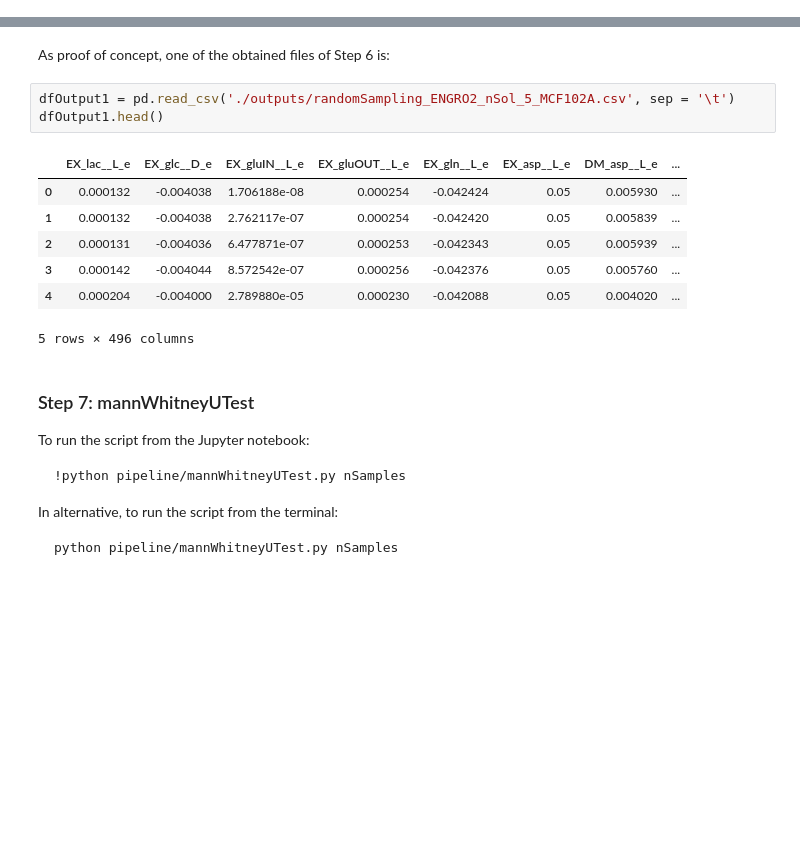
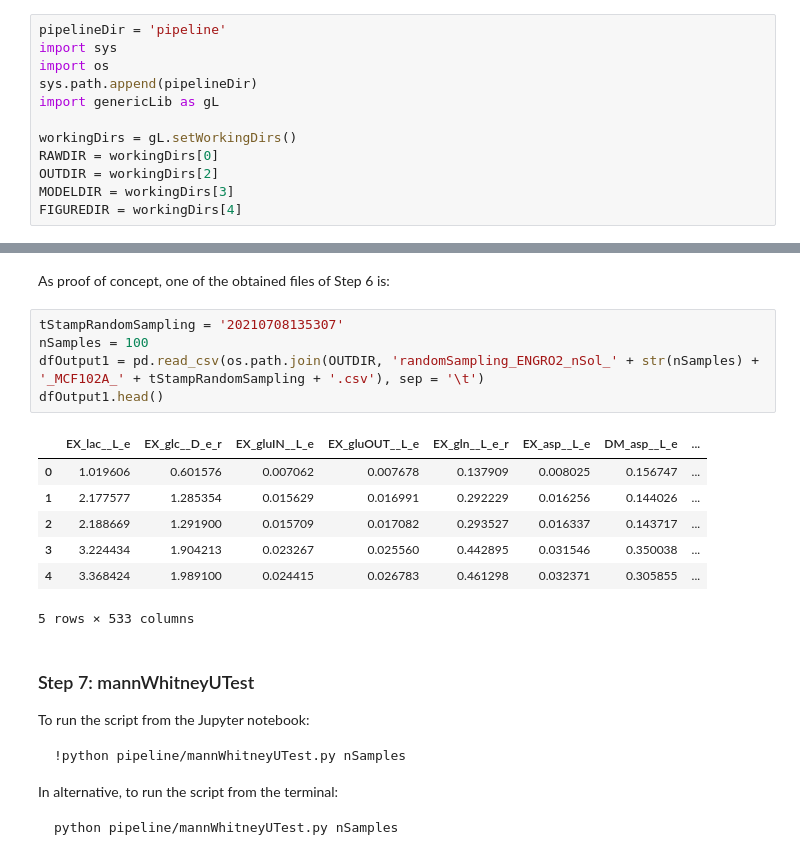
Before and after one commit to qLSLab/integrate, a Jupyter notebook: tutorial_integrate.ipynb, the cells around one changed output, grey strips where cells are left out. Cells and saved outputs as stored; diff of their text form; blank space fills up the shorter version.

````diff
--- a/tutorial_integrate.ipynb
+++ b/tutorial_integrate.ipynb
@@ -15,6 +15,18 @@ In alternative, to run the script from the terminal:
 ```python
 python pipeline/getGPRsFromModel.py
 ```
+# %%
+pipelineDir = 'pipeline'
+import sys
+import os
+sys.path.append(pipelineDir)
+import genericLib as gL
+
+workingDirs = gL.setWorkingDirs()
+RAWDIR = workingDirs[0]
+OUTDIR = workingDirs[2]
+MODELDIR = workingDirs[3]
+FIGUREDIR = workingDirs[4]
 # %%
 !python pipeline/getGPRsFromModel.py
 # %% [output]
@@ -186,16 +210,18 @@ Reading time = 0.00 seconds
 # %% [markdown]
 As proof of concept, one of the obtained files of Step 6 is:
 # %%
-dfOutput1 = pd.read_csv('./outputs/randomSampling_ENGRO2_nSol_5_MCF102A.csv', sep = '\t')
+tStampRandomSampling = '20210708135307'
+nSamples = 100
+dfOutput1 = pd.read_csv(os.path.join(OUTDIR, 'randomSampling_ENGRO2_nSol_' + str(nSamples) + '_MCF102A_' + tStampRandomSampling + '.csv'), sep = '\t')
 dfOutput1.head()
 # %% [output]
-|  | EX_lac__L_e | EX_glc__D_e | EX_gluIN__L_e | EX_gluOUT__L_e | EX_gln__L_e | EX_asp__L_e | DM_asp__L_e | ... |
-| 0 | 0.000132 | -0.004038 | 1.706188e-08 | 0.000254 | -0.042424 | 0.05 | 0.005930 | ... |
-| 1 | 0.000132 | -0.004038 | 2.762117e-07 | 0.000254 | -0.042420 | 0.05 | 0.005839 | ... |
-| 2 | 0.000131 | -0.004036 | 6.477871e-07 | 0.000253 | -0.042343 | 0.05 | 0.005939 | ... |
-| 3 | 0.000142 | -0.004044 | 8.572542e-07 | 0.000256 | -0.042376 | 0.05 | 0.005760 | ... |
-| 4 | 0.000204 | -0.004000 | 2.789880e-05 | 0.000230 | -0.042088 | 0.05 | 0.004020 | ... |
+|  | EX_lac__L_e | EX_glc__D_e_r | EX_gluIN__L_e | EX_gluOUT__L_e | EX_gln__L_e_r | EX_asp__L_e | DM_asp__L_e | ... |
+| 0 | 1.019606 | 0.601576 | 0.007062 | 0.007678 | 0.137909 | 0.008025 | 0.156747 | ... |
+| 1 | 2.177577 | 1.285354 | 0.015629 | 0.016991 | 0.292229 | 0.016256 | 0.144026 | ... |
+| 2 | 2.188669 | 1.291900 | 0.015709 | 0.017082 | 0.293527 | 0.016337 | 0.143717 | ... |
+| 3 | 3.224434 | 1.904213 | 0.023267 | 0.025560 | 0.442895 | 0.031546 | 0.350038 | ... |
+| 4 | 3.368424 | 1.989100 | 0.024415 | 0.026783 | 0.461298 | 0.032371 | 0.305855 | ... |
-5 rows × 496 columns
+5 rows × 533 columns
 # %% [markdown]
 ### Step 7: mannWhitneyUTest
 
````
Also changed, not shown: parts of 37 cells of this notebook.
